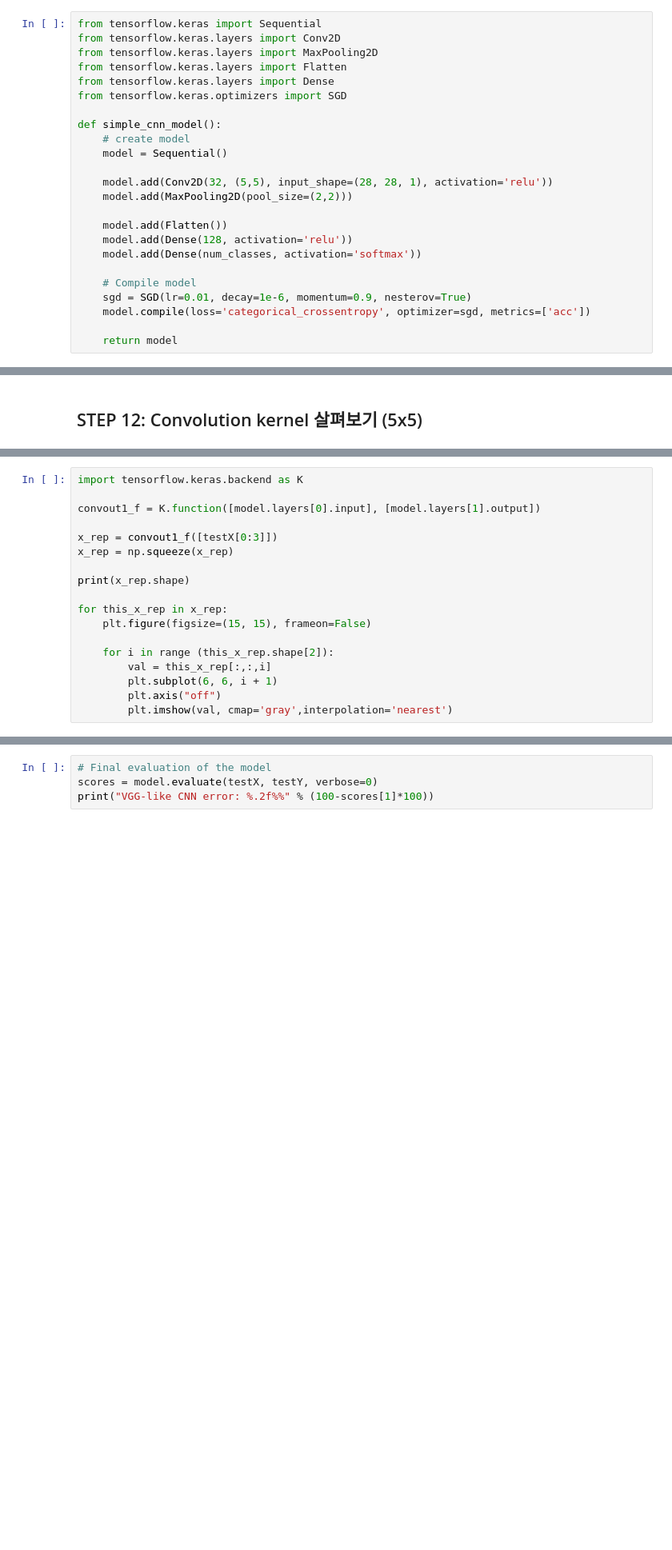
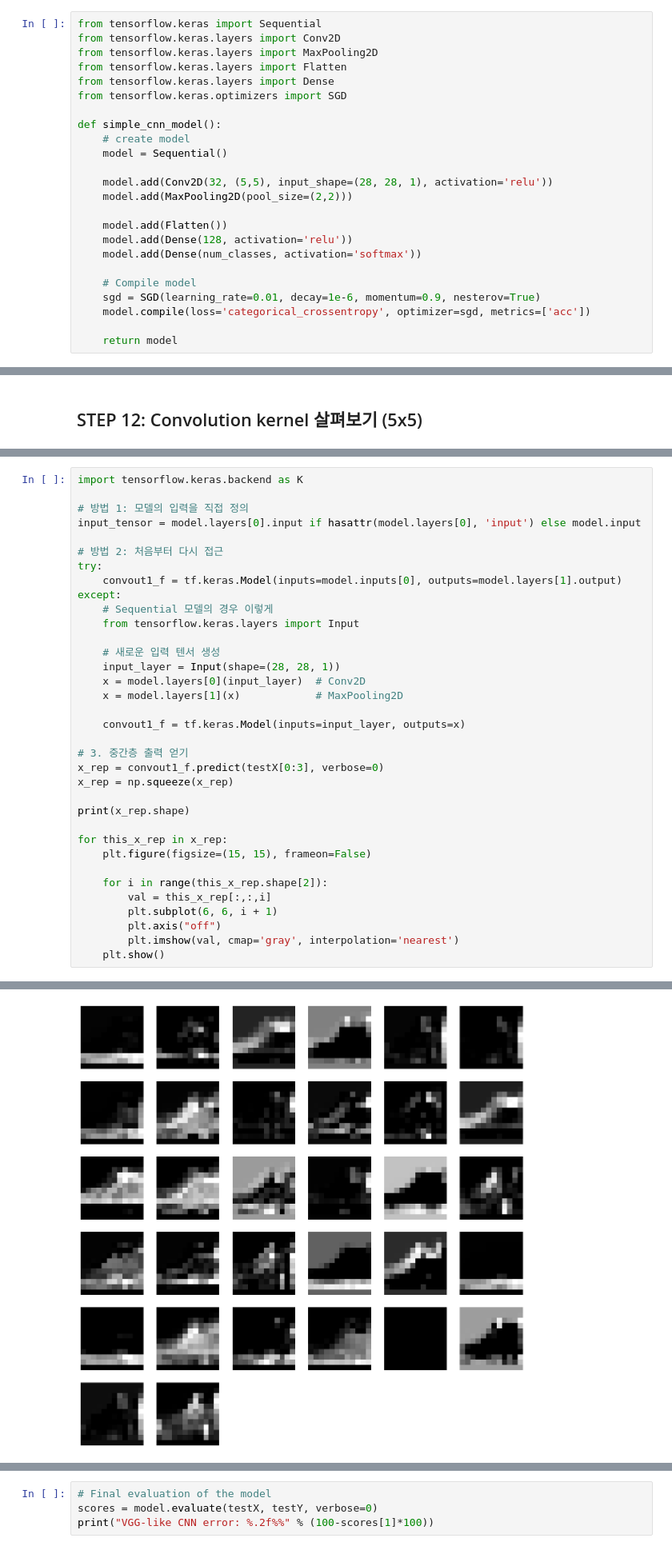
Before and after one commit to ParkJh38/SNUH-AI-Education-Practice, a Jupyter notebook: Basics/Day2-1 CNN (Classification).ipynb, the cells around one changed output, grey strips where cells are left out. Shown at 80% size. Cells and saved outputs as stored; diff of their text form; blank space fills up the shorter version.

```diff
--- a/Basics/Day2-1 CNN (Classification).ipynb
+++ b/Basics/Day2-1 CNN (Classification).ipynb
@@ -70,7 +85,7 @@ def simple_cnn_model():
     model.add(Dense(num_classes, activation='softmax'))
 
     # Compile model
-    sgd = SGD(lr=0.01, decay=1e-6, momentum=0.9, nesterov=True)
+    sgd = SGD(learning_rate=0.01, decay=1e-6, momentum=0.9, nesterov=True)
     model.compile(loss='categorical_crossentropy', optimizer=sgd, metrics=['acc'])
 
     return model
@@ -131,9 +176,25 @@ for ind, val in enumerate(W1):
 # %%
 import tensorflow.keras.backend as K
 
-convout1_f = K.function([model.layers[0].input], [model.layers[1].output])
+# 방법 1: 모델의 입력을 직접 정의
+input_tensor = model.layers[0].input if hasattr(model.layers[0], 'input') else model.input
 
-x_rep = convout1_f([testX[0:3]])
+# 방법 2: 처음부터 다시 접근
+try:
+    convout1_f = tf.keras.Model(inputs=model.inputs[0], outputs=model.layers[1].output)
+except:
+    # Sequential 모델의 경우 이렇게
+    from tensorflow.keras.layers import Input
+
+    # 새로운 입력 텐서 생성
+    input_layer = Input(shape=(28, 28, 1))
+    x = model.layers[0](input_layer)  # Conv2D
+    x = model.layers[1](x)            # MaxPooling2D
+
+    convout1_f = tf.keras.Model(inputs=input_layer, outputs=x)
+
+# 3. 중간층 출력 얻기
+x_rep = convout1_f.predict(testX[0:3], verbose=0)
 x_rep = np.squeeze(x_rep)
 
 print(x_rep.shape)
@@ -141,8 +202,10 @@ print(x_rep.shape)
 for this_x_rep in x_rep:
     plt.figure(figsize=(15, 15), frameon=False)
 
-    for i in range (this_x_rep.shape[2]):
+    for i in range(this_x_rep.shape[2]):
         val = this_x_rep[:,:,i]
         plt.subplot(6, 6, i + 1)
         plt.axis("off")
-        plt.imshow(val, cmap='gray',interpolation='nearest')
+        plt.imshow(val, cmap='gray', interpolation='nearest')
+    plt.show()
+# %% [output]
@@ -148,0 +213 @@ for this_x_rep in x_rep:
+[figure, added]
```
Also changed, not shown: parts of 44 cells of this notebook.
